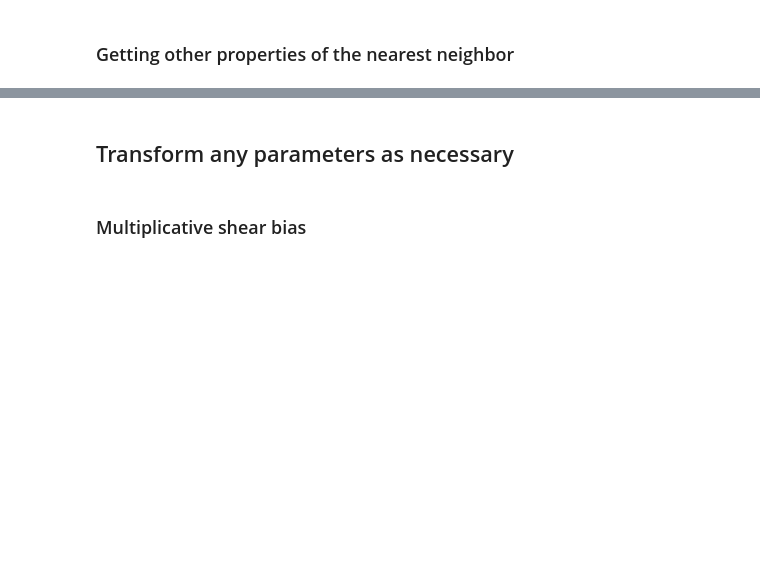
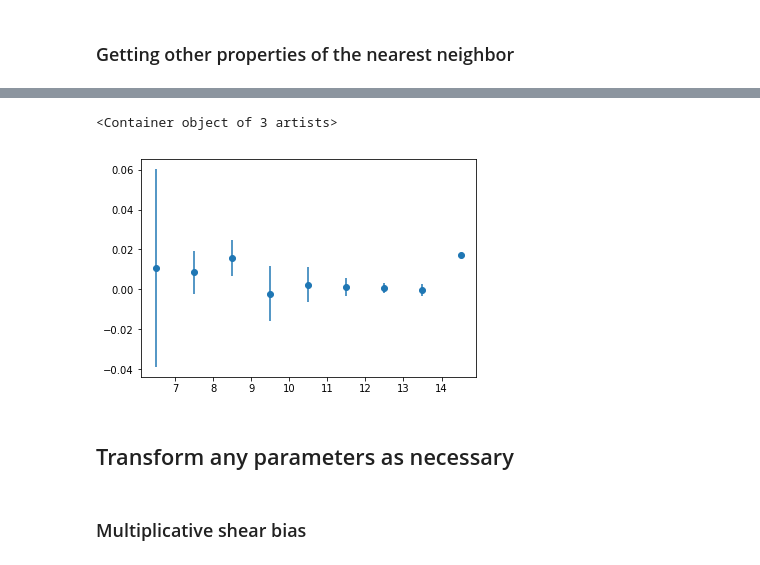
Before and after one commit to LSSTDESC/hackdeblend, a Jupyter notebook: skeleton.ipynb, the cells around one changed output, grey strips where cells are left out. Saved outputs shown, nothing was run; the diff lists cells and outputs as text; code cells hidden in the pictures; blank space fills up the shorter version.

```diff
--- a/skeleton.ipynb
+++ b/skeleton.ipynb
@@ -377,3 +481,8 @@ _To start, I don't know what many of these columns mean!_
+# %%
+plt.errorbar(bc,bias_mag,dbias_mag,marker='o',linestyle='none')
+# %% [output]
+<Container object of 3 artists>
+[figure, added]
 # %% [markdown]
 ## Transform any parameters as necessary
 # %% [markdown]
```
Also changed, not shown: parts of 25 cells of this notebook, 1 other file.
